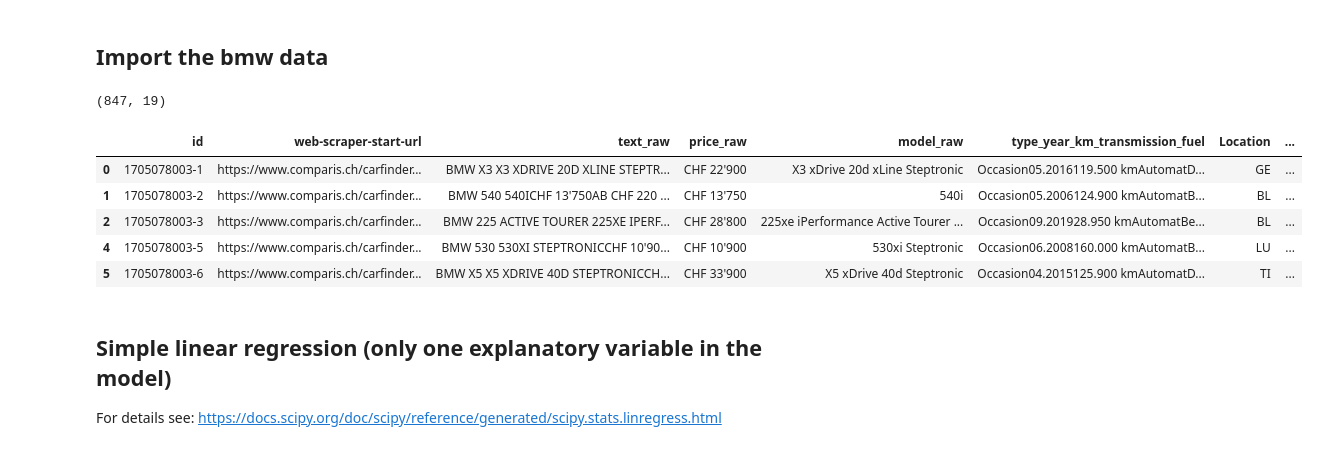
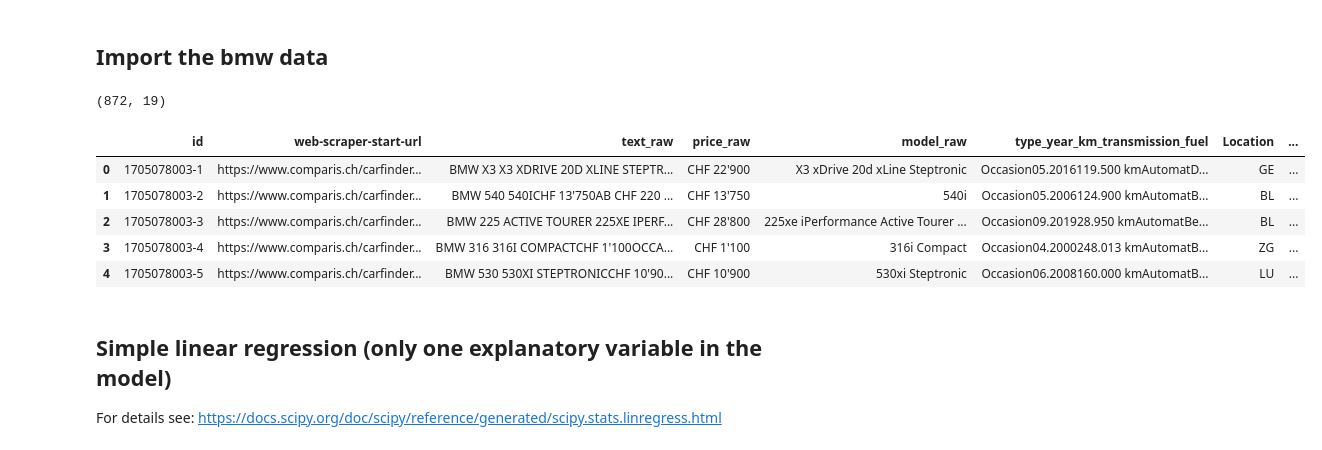
Before and after one commit to seslaste/DA_Project, a Jupyter notebook: Project/Minimum/5erforderlich/linear_regression.ipynb, the cells around one changed output. Drawn from its saved outputs; the diff is of its cells as text; code cells hidden in the pictures.

```diff
--- a/Project/Minimum/5erforderlich/linear_regression.ipynb
+++ b/Project/Minimum/5erforderlich/linear_regression.ipynb
@@ -37,38 +37,38 @@ columns = [ 'web-scraper-order',
                 'Year',
                 'price',
                 'km',
                 'luxury',
                 'competition',
                 'xDrive',
                 'automat',
                 'km_cat',
                 'km_per_year',]
 df = df_orig[columns]
 
 # Rename variable 'web-scraper-order' to 'apmt_id'
 df_orig = df_orig.rename(columns={'web-scraper-order': 'id'})
 
 # Remove missing values
 df = df_orig.dropna()
 df.head(5)
 
 # Remove duplicates
 df = df.drop_duplicates()
 
 # Remove some 'extreme' values
-df = df.loc[(df['price'] >= 2000) &
-            (df['price'] <= 100000)]
+df = df.loc[(df['price'] >= 1000) &
+            (df['price'] <= 300000)]
 
 print(df.shape)
 df.head(5)
 # %% [output]
-(847, 19)
+(872, 19)
 |  | id | web-scraper-start-url | text_raw | price_raw | model_raw | type_year_km_transmission_fuel | Location | ... |
 | 0 | 1705078003-1 | https://www.comparis.ch/carfinder... | BMW X3 X3 XDRIVE 20D XLINE STEPTR... | CHF 22'900 | X3 xDrive 20d xLine Steptronic | Occasion05.2016119.500 kmAutomatD... | GE | ... |
 | 1 | 1705078003-2 | https://www.comparis.ch/carfinder... | BMW 540 540ICHF 13'750AB CHF 220 ... | CHF 13'750 | 540i | Occasion05.2006124.900 kmAutomatB... | BL | ... |
 | 2 | 1705078003-3 | https://www.comparis.ch/carfinder... | BMW 225 ACTIVE TOURER 225XE IPERF... | CHF 28'800 | 225xe iPerformance Active Tourer ... | Occasion09.201928.950 kmAutomatBe... | BL | ... |
+| 3 | 1705078003-4 | https://www.comparis.ch/carfinder... | BMW 316 316I COMPACTCHF 1'100OCCA... | CHF 1'100 | 316i Compact | Occasion04.2000248.013 kmAutomatB... | ZG | ... |
 | 4 | 1705078003-5 | https://www.comparis.ch/carfinder... | BMW 530 530XI STEPTRONICCHF 10'90... | CHF 10'900 | 530xi Steptronic | Occasion06.2008160.000 kmAutomatB... | LU | ... |
-| 5 | 1705078003-6 | https://www.comparis.ch/carfinder... | BMW X5 X5 XDRIVE 40D STEPTRONICCH... | CHF 33'900 | X5 xDrive 40d Steptronic | Occasion04.2015125.900 kmAutomatD... | TI | ... |
 # %% [markdown]
 ## Simple linear regression (only one explanatory variable in the model)
 For details see: https://docs.scipy.org/doc/scipy/reference/generated/scipy.stats.linregress.html
```
Also changed, not shown: parts of 14 cells of this notebook, 4 other files.
